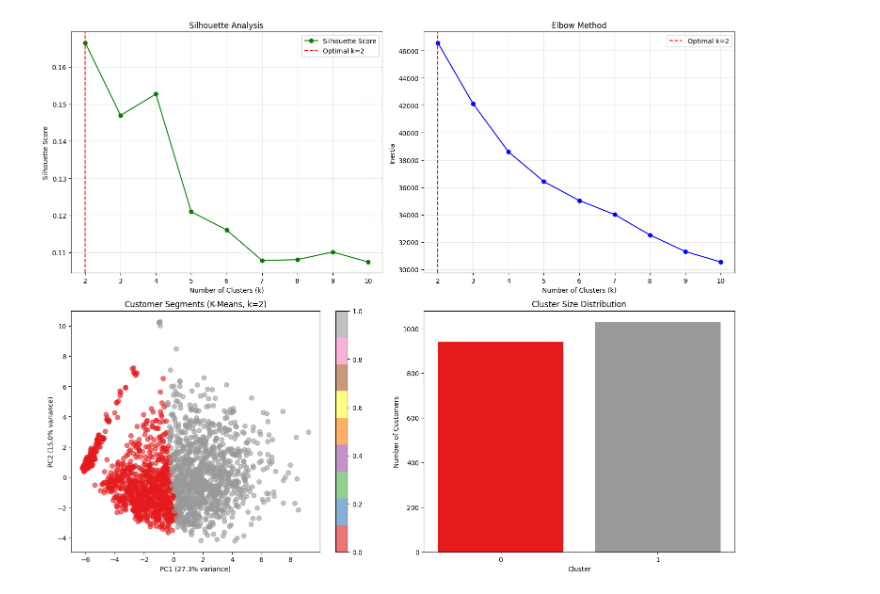
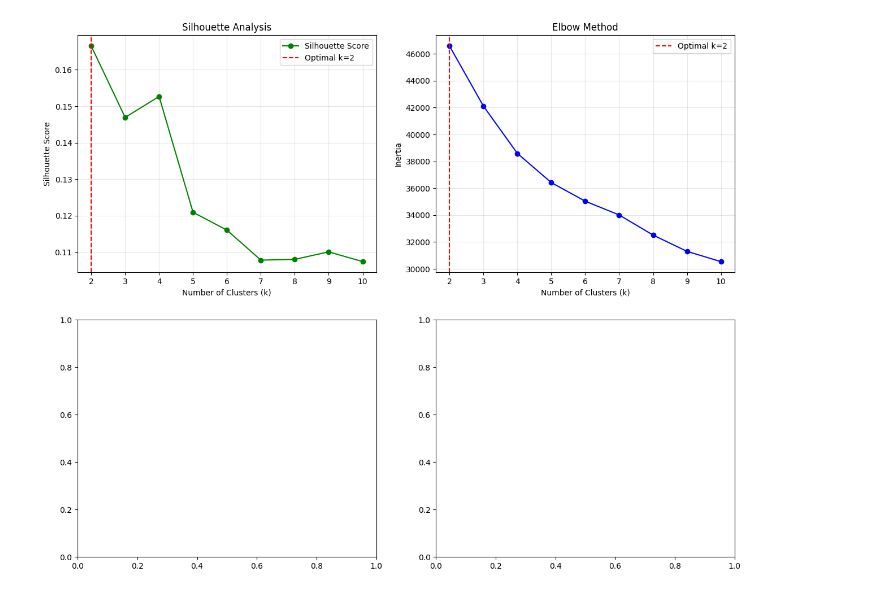
Before and after one commit to kashmalaarif3/capstone-project, a Jupyter notebook: notebooks/train_kmeans.ipynb, the cells around one changed output. Saved outputs shown, nothing was run; the diff lists cells and outputs as text; code cells hidden in the pictures.

```diff
--- a/notebooks/train_kmeans.ipynb
+++ b/notebooks/train_kmeans.ipynb
@@ -25,7 +25,7 @@ nltk.download('wordnet', quiet=True)
 nltk.download('vader_lexicon', quiet=True)
 
 # 1. Load dataset
-df = pd.read_csv("customer_cleaned.csv")
+df = pd.read_csv("../data/customer_cleaned.csv")
 
 for c in ['sale_date', 'last_purchase_date']:
     if c in df.columns:
@@ -223,8 +223,6 @@ for col in categorical_cols:
         else:
             customer_summary[col] = customer_summary[col].fillna('Unknown')
 
-print(f"Enhanced features created! Dataset shape: {customer_summary.shape}")
-
 #Feature Selection for Clustering
 
 base_features = [
@@ -305,25 +303,6 @@ best_silhouette = max(silhouette_scores)
 print(f"Optimal number of clusters: {optimal_k}")
 print(f"Best silhouette score: {best_silhouette:.4f}")
 
-# Final Clustering with Standardized Data
-
-# Final clustering with standardized data
-final_kmeans = KMeans(n_clusters=optimal_k, random_state=42, n_init=10, max_iter=300)
-cluster_labels = final_kmeans.fit_predict(X)
-customer_summary["cluster"] = cluster_labels
-
-# Verify clustering quality
-final_silhouette = silhouette_score(X, cluster_labels)
-print(f"Final clustering silhouette score: {final_silhouette:.4f}")
-
-# Calculate cluster centers in original feature space (before standardization)
-cluster_centers_original = {}
-for cluster in range(optimal_k):
-    cluster_mask = customer_summary['cluster'] == cluster
-    cluster_data = customer_summary[cluster_mask][available_features]
-    cluster_centers_original[cluster] = cluster_data.mean()
-
-print(f"✓ Created {optimal_k} clusters with {len(cluster_labels)} customers")
 
 #Visualization
 fig, axes = plt.subplots(2, 2, figsize=(15, 12))
@@ -345,76 +324,6 @@ axes[0, 1].set_ylabel("Inertia")
 axes[0, 1].set_title("Elbow Method")
 axes[0, 1].legend()
 axes[0, 1].grid(True, alpha=0.3)
-
-#PCA visualization
-pca = PCA(n_components=2, random_state=42)
-X_pca = pca.fit_transform(X)
-customer_summary["pca1"] = X_pca[:, 0]
-customer_summary["pca2"] = X_pca[:, 1]
-
-scatter = axes[1, 0].scatter(X_pca[:, 0], X_pca[:, 1],
-                           c=customer_summary["cluster"],
-                           cmap='Set1', alpha=0.6, s=50)
-axes[1, 0].set_xlabel(f'PC1 ({pca.explained_variance_ratio_[0]:.1%} variance)')
-axes[1, 0].set_ylabel(f'PC2 ({pca.explained_variance_ratio_[1]:.1%} variance)')
-axes[1, 0].set_title(f'Customer Segments (K-Means, k={optimal_k})')
-plt.colorbar(scatter, ax=axes[1, 0])
-
-#Cluster distribution
-cluster_counts = customer_summary["cluster"].value_counts().sort_index()
-axes[1, 1].bar(range(len(cluster_counts)), cluster_counts.values,
-               color=plt.cm.Set1(np.linspace(0, 1, len(cluster_counts))))
-axes[1, 1].set_xlabel("Cluster")
-axes[1, 1].set_ylabel("Number of Customers")
-axes[1, 1].set_title("Cluster Size Distribution")
-axes[1, 1].set_xticks(range(len(cluster_counts)))
-
-plt.tight_layout()
-plt.show()
-
-#Cluster Analysis
-
-print("\n" + "="*60)
-print("CLUSTER ANALYSIS")
-print("="*60)
-
-#key metrics
-analysis_features = ['total_spend', 'purchase_frequency', 'recency_days',
-                    'avg_price', 'unique_products', 'customer_value_score']
-
-if not customer_feedback.empty:
-    analysis_features.append('feedback_sentiment')
-
-cluster_summary = customer_summary.groupby('cluster')[analysis_features].agg(['mean', 'std']).round(2)
-print("\nCluster Summary Statistics:")
-print(cluster_summary)
-
-#customer distribution by cluster
-print(f"\nCustomer Distribution:")
-for cluster in sorted(customer_summary['cluster'].unique()):
-    count = (customer_summary['cluster'] == cluster).sum()
-    percentage = count / len(customer_summary) * 100
-    print(f"Cluster {cluster}: {count} customers ({percentage:.1f}%)")
-
-#churn rate by cluster
-if 'churn' in customer_summary.columns:
-    churn_by_cluster = customer_summary.groupby('cluster')['churn'].mean()
-    print(f"\nChurn Rate by Cluster:")
-    for cluster, churn_rate in churn_by_cluster.items():
-        print(f"Cluster {cluster}: {churn_rate:.1%}")
-
-
-# Export Results
-# Create final dataset with cluster assignments
-final_dataset = customer_summary[['customer_id', 'cluster'] + available_features + categorical_features +
-                                (['feedback_sentiment', 'sentiment_encoded'] if not customer_feedback.empty else [])]
-
-print(f"\nFinal dataset ready for export with shape: {final_dataset.shape}")
-print("Features included:", final_dataset.columns.tolist())
-
-# Save to CSV
-final_dataset.to_csv('customer_clusters_enhanced.csv', index=False)
-print("Results exported to 'customer_clusters_enhanced.csv'")
 # %% [output]
 Dataset shape: (8000, 19)
 Merging sentiment features...
@@ -436 +345 @@ Final clustering silhouette score: 0.1665
-[figure, old version]
+[figure, new version]
```
Also changed, not shown: parts of 4 cells of this notebook, 8 other files.
